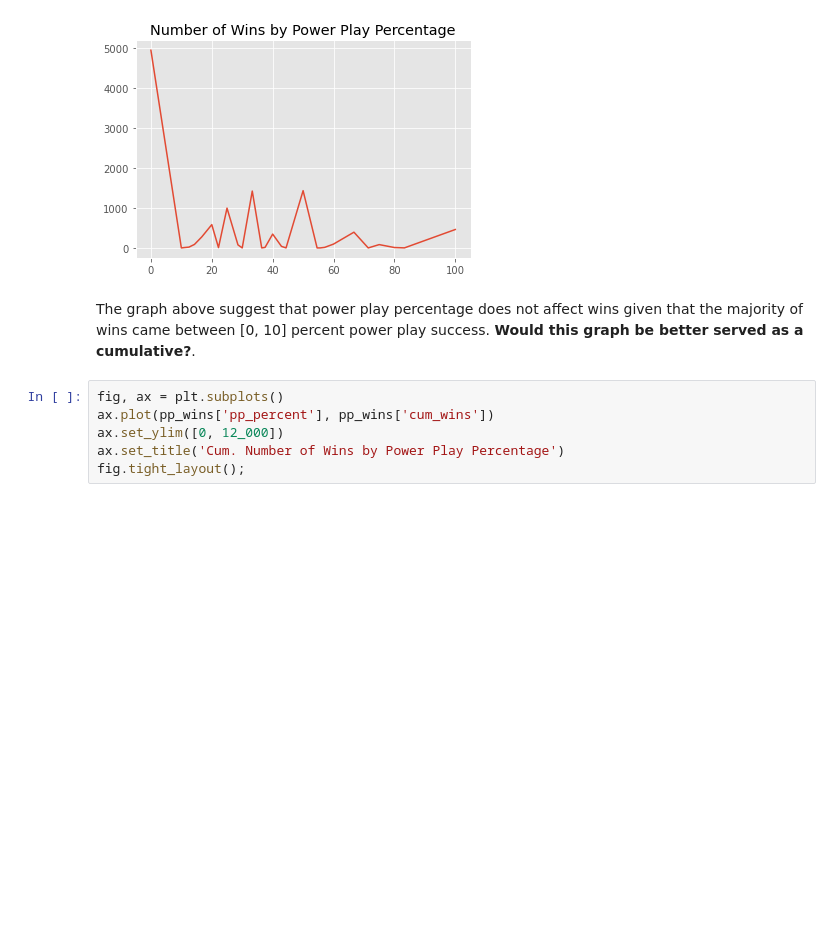
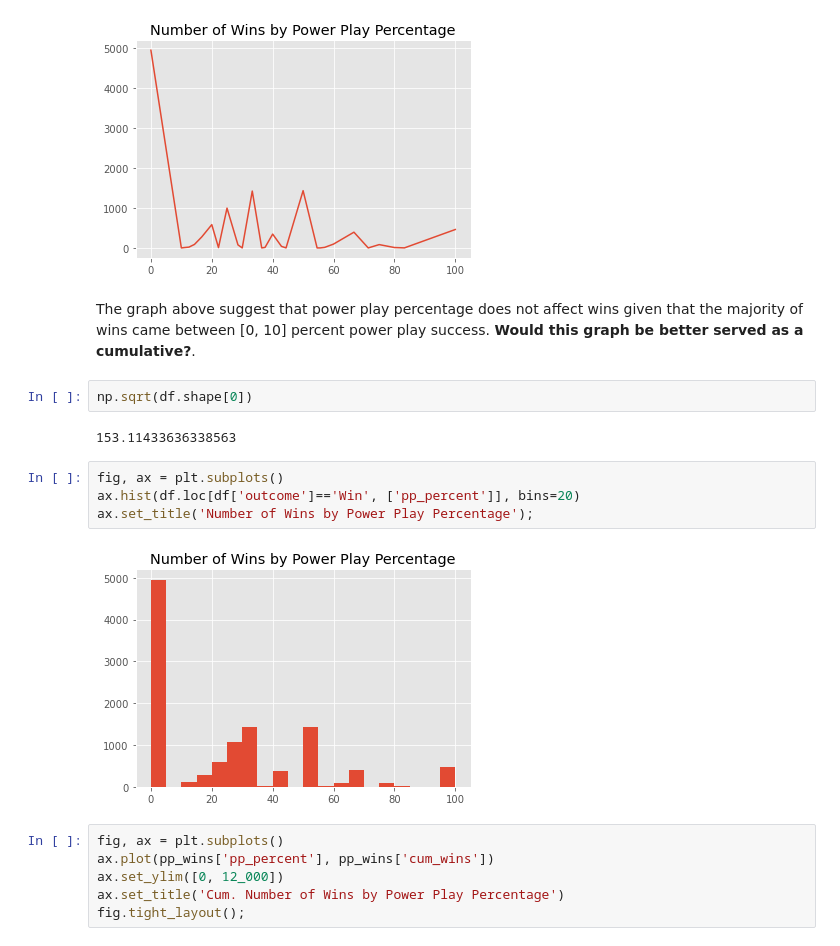
Before and after one commit to jkh-code/nhl-win-factors-analysis, a Jupyter notebook: notebooks/nhl-win-factors-analysis-eda.ipynb, the cells around one changed output. Saved outputs shown, nothing was run; the diff lists cells and outputs as text; blank space fills up the shorter version.

Commit message:
Add histogram

```diff
--- a/notebooks/nhl-win-factors-analysis-eda.ipynb
+++ b/notebooks/nhl-win-factors-analysis-eda.ipynb
@@ -266,6 +266,16 @@ ax.set_title('Number of Wins by Power Play Percentage');
 [figure]
 # %% [markdown]
 The graph above suggest that power play percentage does not affect wins given that the majority of wins came between [0, 10] percent power play success. **Would this graph be better served as a cumulative?**.
+# %%
+np.sqrt(df.shape[0])
+# %% [output]
+153.11433636338563
+# %%
+fig, ax = plt.subplots()
+ax.hist(df.loc[df['outcome']=='Win', ['pp_percent']], bins=20)
+ax.set_title('Number of Wins by Power Play Percentage');
+# %% [output]
+[figure, added]
 # %%
 fig, ax = plt.subplots()
 ax.plot(pp_wins['pp_percent'], pp_wins['cum_wins'])
```
